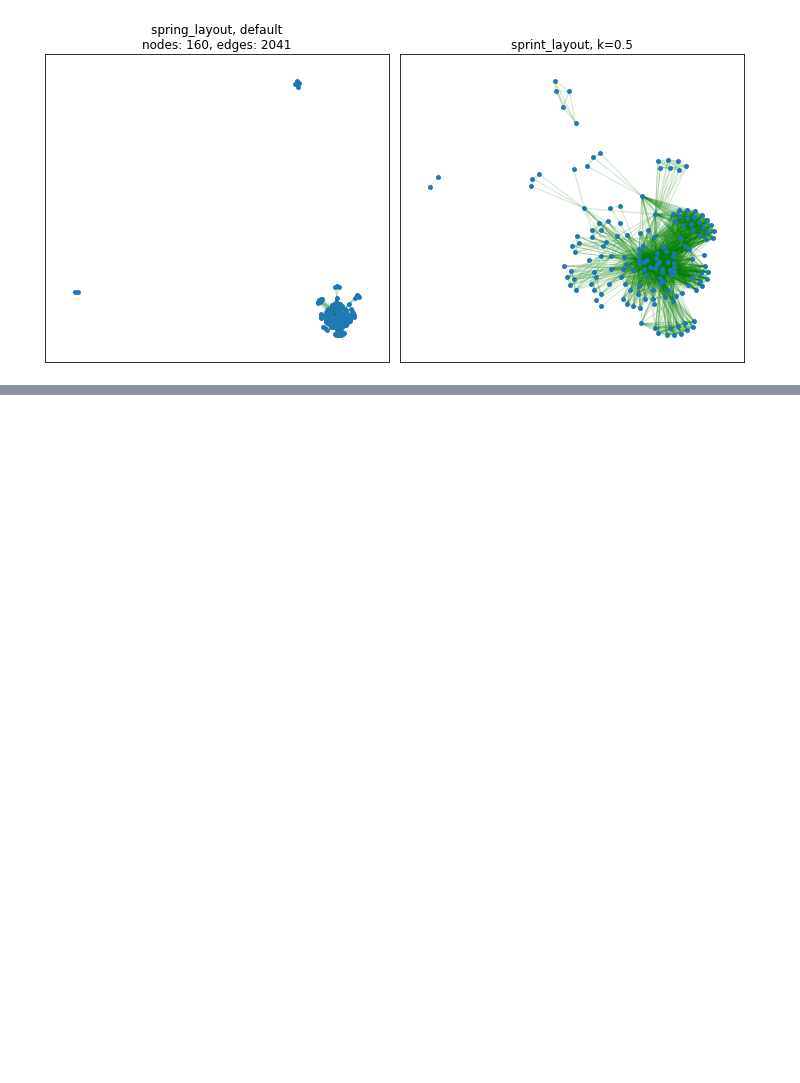
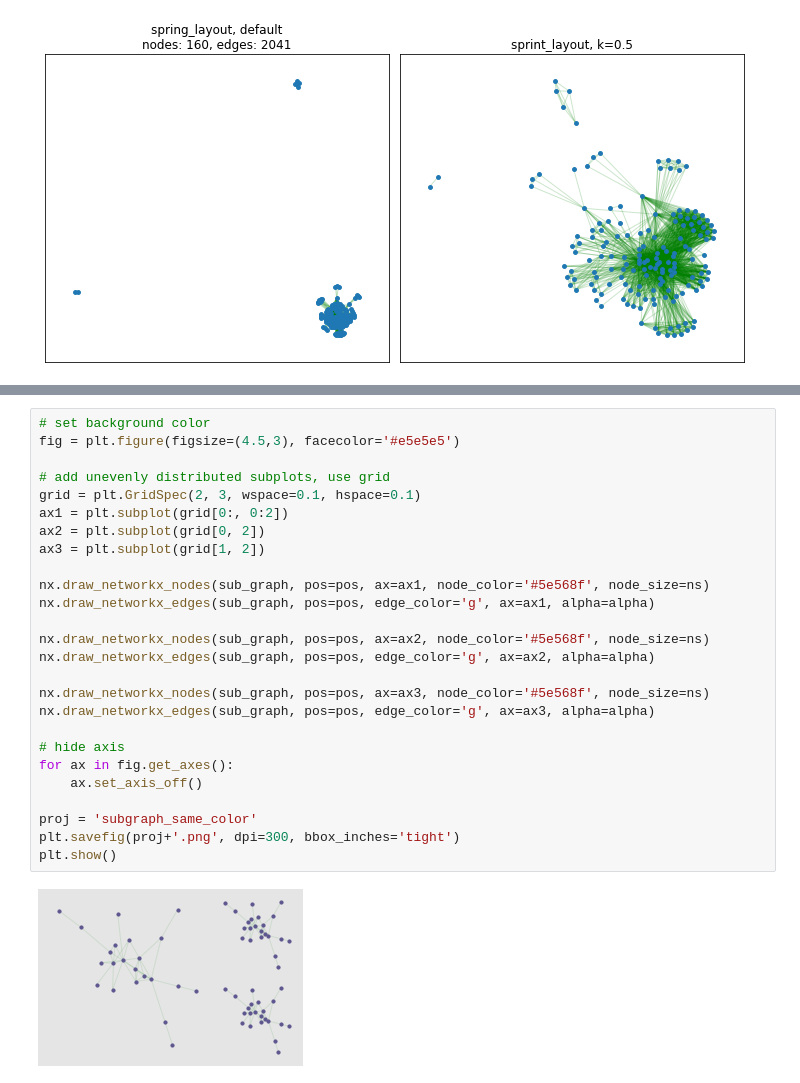
Before and after one commit to immorBen/code-usages, a Jupyter notebook: Visualizations/graphs/NetworkX/NetworkX.ipynb, the cells around one changed output, grey strips where cells are left out. Cells and saved outputs as stored; diff of their text form; blank space fills up the shorter version.

```diff
--- a/Visualizations/graphs/NetworkX/NetworkX.ipynb
+++ b/Visualizations/graphs/NetworkX/NetworkX.ipynb
@@ -71,0 +118,28 @@ compare_between_layout('U01NS052220', 1, 0.5)
+# %%
+# set background color
+fig = plt.figure(figsize=(4.5,3), facecolor='#e5e5e5')
+
+# add unevenly distributed subplots, use grid
+grid = plt.GridSpec(2, 3, wspace=0.1, hspace=0.1)
+ax1 = plt.subplot(grid[0:, 0:2])
+ax2 = plt.subplot(grid[0, 2])
+ax3 = plt.subplot(grid[1, 2])
+
+nx.draw_networkx_nodes(sub_graph, pos=pos, ax=ax1, node_color='#5e568f', node_size=ns)
+nx.draw_networkx_edges(sub_graph, pos=pos, edge_color='g', ax=ax1, alpha=alpha)
+
+nx.draw_networkx_nodes(sub_graph, pos=pos, ax=ax2, node_color='#5e568f', node_size=ns)
+nx.draw_networkx_edges(sub_graph, pos=pos, edge_color='g', ax=ax2, alpha=alpha)
+
+nx.draw_networkx_nodes(sub_graph, pos=pos, ax=ax3, node_color='#5e568f', node_size=ns)
+nx.draw_networkx_edges(sub_graph, pos=pos, edge_color='g', ax=ax3, alpha=alpha)
+
+# hide axis
+for ax in fig.get_axes():
+    ax.set_axis_off()
+
+proj = 'subgraph_same_color'
+plt.savefig(proj+'.png', dpi=300, bbox_inches='tight')
+plt.show()
+# %% [output]
+[figure, added]
```
Also changed, not shown: parts of 4 cells of this notebook, 2 other files.
